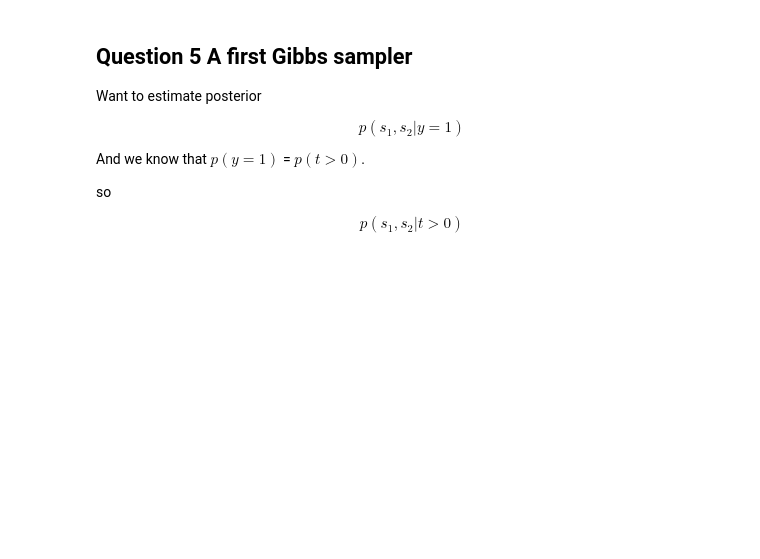
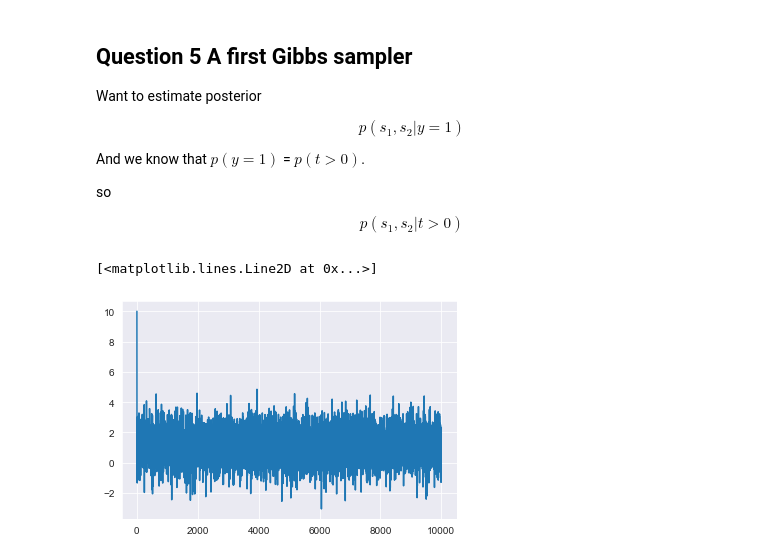
Before and after one commit to bcwein/1RT705APML-Project, a Jupyter notebook: project.ipynb, the cells around one changed output. Drawn from its saved outputs; the diff is of its cells as text; code cells hidden in the pictures; blank space fills up the shorter version.

```diff
--- a/project.ipynb
+++ b/project.ipynb
@@ -100,3 +75,8 @@ experiment = pd.DataFrame(
         "t": t[50:]
     }
 )
+# %%
+plt.plot(s1)
+# %% [output]
+[<matplotlib.lines.Line2D at 0x...>]
+[figure, added]
```
Also changed, not shown: parts of 32 cells of this notebook, 1 other file.
